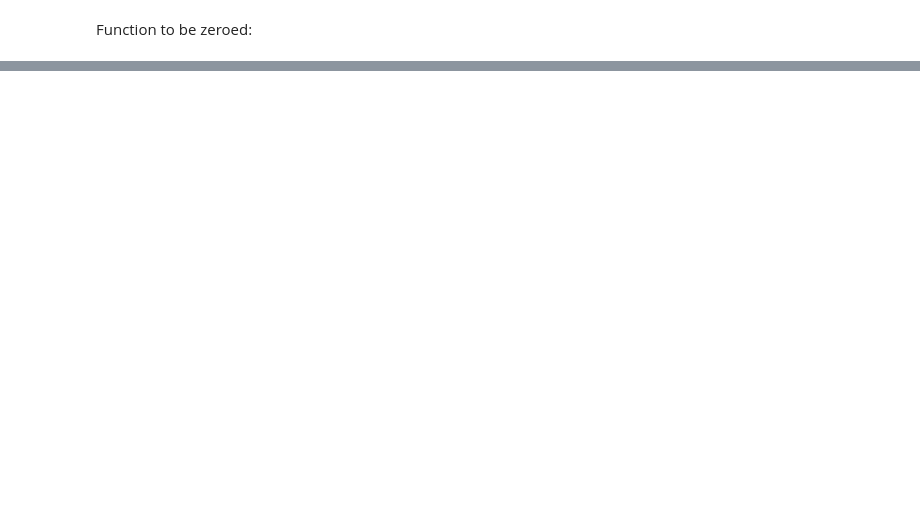
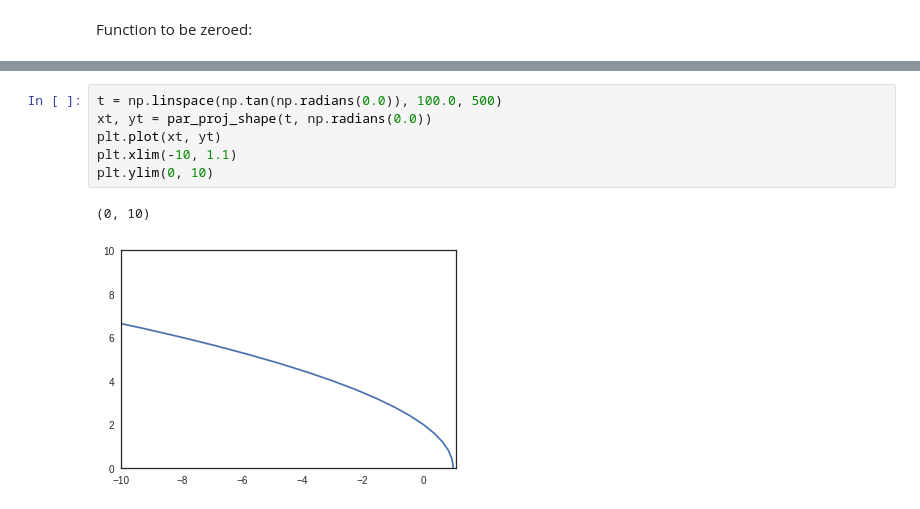
Before and after one commit to Lxndrs/Thesis, a Jupyter notebook: Picture Maker II.ipynb, the cells around one changed output, grey strips where cells are left out. Drawn from its saved outputs; the diff is of its cells as text; blank space fills up the shorter version.

```diff
--- a/Picture Maker II.ipynb
+++ b/Picture Maker II.ipynb
@@ -506,0 +699,9 @@ def f_proj_t90(t, w, i):
+# %%
+t = np.linspace(np.tan(np.radians(0.0)), 100.0, 500)
+xt, yt = par_proj_shape(t, np.radians(0.0))
+plt.plot(xt, yt)
+plt.xlim(-10, 1.1)
+plt.ylim(0, 10)
+# %% [output]
+(0, 10)
+[figure, added]
```
Also changed, not shown: parts of 19 cells of this notebook, 8 other files.
